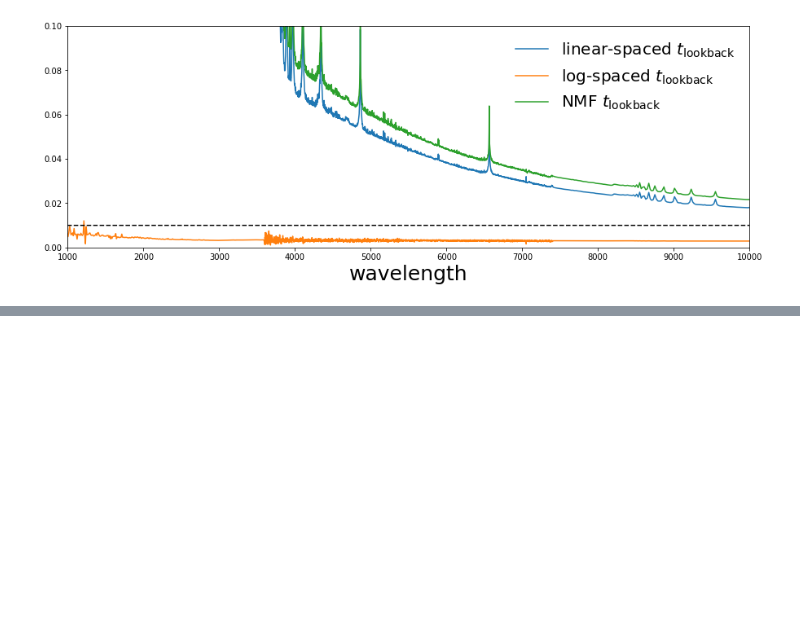
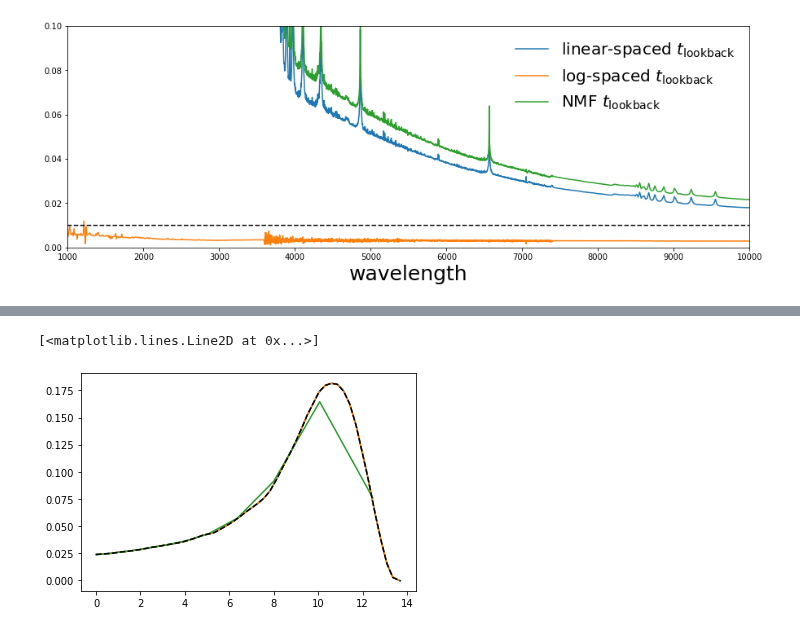
Before and after one commit to changhoonhahn/provabgs, a Jupyter notebook: nb/tlookback_binning.ipynb, the cells around one changed output, grey strips where cells are left out. Saved outputs shown, nothing was run; the diff lists cells and outputs as text; code cells hidden in the pictures; blank space fills up the shorter version.

```diff
--- a/nb/tlookback_binning.ipynb
+++ b/nb/tlookback_binning.ipynb
@@ -134,0 +137,11 @@ sub.set_ylim(0., 0.1)
+# %%
+t_lb_true = np.linspace(0., 13.7, 50000)
+_sfh = np.dot(np.array([0.1, 0.15, 0.25, 0.5]), np.array([m_nmf._sfh_basis[i](t_lb_true) for i in range(4)]))
+sfh_true = _sfh / np.trapz(_sfh, t_lb_true)
+# %%
+t_lb_hr = UT.trapz_rebin(t_lb_true, t_lb_true, edges=t_lb_true)
+sfh_hr = UT.trapz_rebin(t_lb_true, sfh_true, edges=t_lb_true)
+# %%
+lr_edges = np.linspace(0., 13.7, 100)
+t_lb_lr = UT.trapz_rebin(t_lb_true, t_lb_true, edges=lr_edges)
+sfh_lr = UT.trapz_rebin(t_lb_true, sfh_true, edges=lr_edges)
@@ -134,0 +152,13 @@ sub.set_ylim(0., 0.1)
+# %%
+lg_edges = age_bins/1e9
+t_lb_lg = UT.trapz_rebin(t_lb_true, t_lb_true, edges=lg_edges)
+sfh_lg = UT.trapz_rebin(t_lb_true, sfh_true, edges=lg_edges)
+# %%
+plt.plot(t_lb_hr, sfh_hr)
+plt.plot(t_lb_lr, sfh_lr)
+plt.plot(t_lb_lg, sfh_lg)
+
+plt.plot(t_lb_true, sfh_true, c='k', ls='--')
+# %% [output]
+[<matplotlib.lines.Line2D at 0x...>]
+[figure, added]
```
Also changed, not shown: parts of 6 cells of this notebook.
